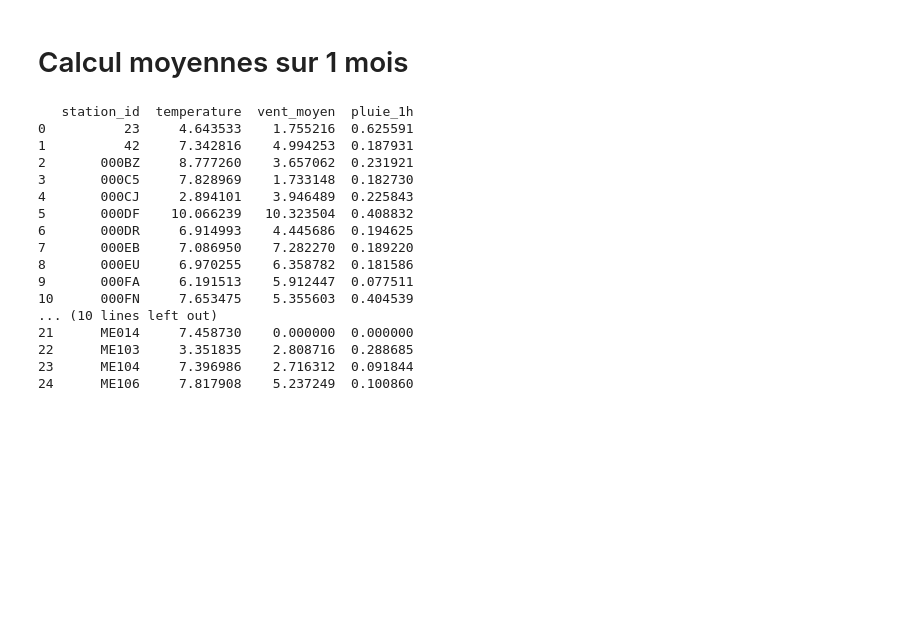
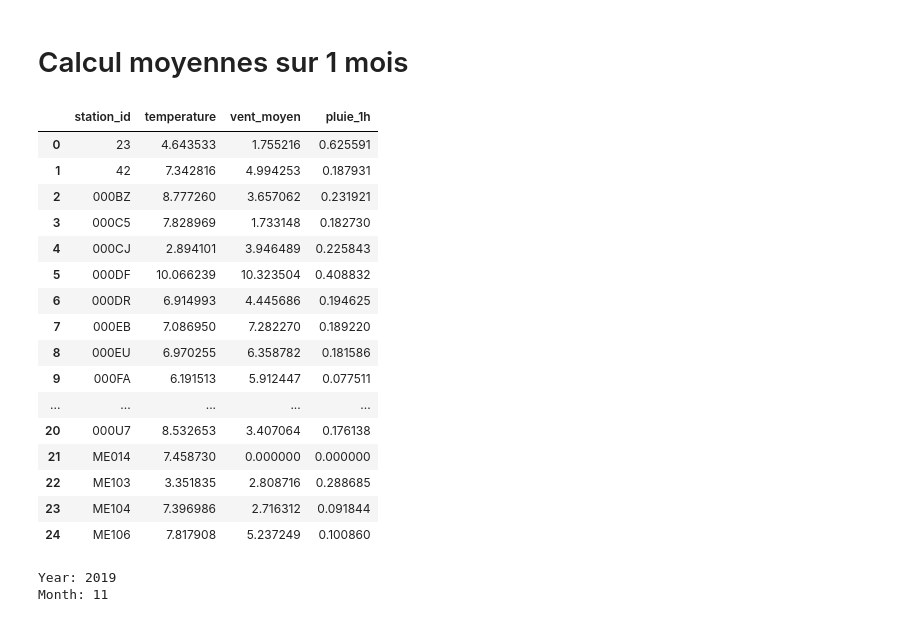
Before and after one commit to ymerenos/ProjetBigDataM2-2024, a Jupyter notebook: Consumer.ipynb, the cells around one changed output. Drawn from its saved outputs; the diff is of its cells as text; code cells hidden in the pictures; blank space fills up the shorter version.

```diff
--- a/Consumer.ipynb
+++ b/Consumer.ipynb
@@ -105,36 +142,39 @@ display(df)
 # %% [markdown]
 # Calcul moyennes sur 1 mois
-# %%
-df['dh_utc'] = pd.to_datetime(df['dh_utc'])
-
-# Group by 'station_id' and calculate overall averages
-averages_df = df.groupby('station_id').agg({'temperature': 'mean', 'vent_moyen': 'mean', 'pluie_1h': 'mean'}).reset_index()
-
-# Display the resulting DataFrame with overall averages
-print(averages_df)
-
-  _____ _        __  __          _   _  ____  _    _ ______   _____  ______  _____    _____ _______    _______ _____ ____  _   _  _____   _   _  ____  _   _    __      ________ _____  _____ ______ _____ ______ _____     _____ _____    _____ ______  _____ _______               _____         _    _  _____ ______   _____  ______  _____   _   _          _   _   _____          _   _  _____   _____  _____   ____  _____  _    _  _____ ______ _____
- |_   _| |      |  \/  |   /\   | \ | |/ __ \| |  | |  ____| |  __ \|  ____|/ ____|  / ____|__   __|/\|__   __|_   _/ __ \| \ | |/ ____| | \ | |/ __ \| \ | |   \ \    / /  ____|  __ \|_   _|  ____|_   _|  ____|  __ \   / ____|_   _|  / ____|  ____|/ ____|__   __|     /\      / ____|   /\  | |  | |/ ____|  ____| |  __ \|  ____|/ ____| | \ | |   /\   | \ | | |  __ \   /\   | \ | |/ ____| |  __ \|  __ \ / __ \|  __ \| |  | |/ ____|  ____|  __ \
-   | | | |      | \  / |  /  \  |  \| | |  | | |  | | |__    | |  | | |__  | (___   | (___    | |  /  \  | |    | || |  | |  \| | (___   |  \| | |  | |  \| |    \ \  / /| |__  | |__) | | | | |__    | | | |__  | |__) | | (___   | |   | |    | |__  | (___    | |       /  \    | |       /  \ | |  | | (___ | |__    | |  | | |__  | (___   |  \| |  /  \  |  \| | | |  | | /  \  |  \| | (___   | |__) | |__) | |  | | |  | | |  | | |    | |__  | |__) |
-   | | | |      | |\/| | / /\ \ | . ` | |  | | |  | |  __|   | |  | |  __|  \___ \   \___ \   | | / /\ \ | |    | || |  | | . ` |\___ \  | . ` | |  | | . ` |     \ \/ / |  __| |  _  /  | | |  __|   | | |  __| |  _  /   \___ \  | |   | |    |  __|  \___ \   | |      / /\ \   | |      / /\ \| |  | |\___ \|  __|   | |  | |  __|  \___ \  | . ` | / /\ \ | . ` | | |  | |/ /\ \ | . ` |\___ \  |  ___/|  _  /| |  | | |  | | |  | | |    |  __| |  _  /
-  _| |_| |____  | |  | |/ ____ \| |\  | |__| | |__| | |____  | |__| | |____ ____) |  ____) |  | |/ ____ \| |   _| || |__| | |\  |____) | | |\  | |__| | |\  |_     \  /  | |____| | \ \ _| |_| |     _| |_| |____| | \ \   ____) |_| |_  | |____| |____ ____) |  | |     / ____ \  | |____ / ____ \ |__| |____) | |____  | |__| | |____ ____) | | |\  |/ ____ \| |\  | | |__| / ____ \| |\  |____) | | |    | | \ \| |__| | |__| | |__| | |____| |____| | \ \
- |_____|______| |_|  |_/_/    \_\_| \_|\___\_\\____/|______| |_____/|______|_____/  |_____/   |_/_/    \_\_|  |_____\____/|_| \_|_____/  |_| \_|\____/|_| \_( )     \/   |______|_|  \_\_____|_|    |_____|______|_|  \_\ |_____/|_____|  \_____|______|_____/   |_|    /_/    \_\  \_____/_/    \_\____/|_____/|______| |_____/|______|_____/  |_| \_/_/    \_\_| \_| |_____/_/    \_\_| \_|_____/  |_|    |_|  \_\\____/|_____/ \____/ \_____|______|_|  \_\
-                                                                                                                                                            |/
-# %% [output]
-   station_id  temperature  vent_moyen  pluie_1h
-0          23     4.643533    1.755216  0.625591
-1          42     7.342816    4.994253  0.187931
-2       000BZ     8.777260    3.657062  0.231921
-3       000C5     7.828969    1.733148  0.182730
-4       000CJ     2.894101    3.946489  0.225843
-5       000DF    10.066239   10.323504  0.408832
-6       000DR     6.914993    4.445686  0.194625
-7       000EB     7.086950    7.282270  0.189220
-8       000EU     6.970255    6.358782  0.181586
-9       000FA     6.191513    5.912447  0.077511
-10      000FN     7.653475    5.355603  0.404539
-... (10 lines left out)
-21      ME014     7.458730    0.000000  0.000000
-22      ME103     3.351835    2.808716  0.288685
-23      ME104     7.396986    2.716312  0.091844
-24      ME106     7.817908    5.237249  0.100860
+# %%
+
+
+# Group by 'station_id' and calculate overall averages
+averages_df = df.groupby('station_id').agg({'temperature': 'mean', 'vent_moyen': 'mean', 'pluie_1h': 'mean'}).reset_index()
+
+# Display the resulting DataFrame with overall averages
+display(averages_df)
+
+# Extract year and month
+
+
+# Print the results
+print("Year:", year)
+print("Month:", month)
+
+# IL MANQUE DES STATIONS EST CE QUE CEST A CAUSE DES NAN DANS PRODUCER
+# %% [output]
+|  | station_id | temperature | vent_moyen | pluie_1h |
+| 0 | 23 | 4.643533 | 1.755216 | 0.625591 |
+| 1 | 42 | 7.342816 | 4.994253 | 0.187931 |
+| 2 | 000BZ | 8.777260 | 3.657062 | 0.231921 |
+| 3 | 000C5 | 7.828969 | 1.733148 | 0.182730 |
+| 4 | 000CJ | 2.894101 | 3.946489 | 0.225843 |
+| 5 | 000DF | 10.066239 | 10.323504 | 0.408832 |
+| 6 | 000DR | 6.914993 | 4.445686 | 0.194625 |
+| 7 | 000EB | 7.086950 | 7.282270 | 0.189220 |
+| 8 | 000EU | 6.970255 | 6.358782 | 0.181586 |
+| 9 | 000FA | 6.191513 | 5.912447 | 0.077511 |
+| ... | ... | ... | ... | ... |
+| 20 | 000U7 | 8.532653 | 3.407064 | 0.176138 |
+| 21 | ME014 | 7.458730 | 0.000000 | 0.000000 |
+| 22 | ME103 | 3.351835 | 2.808716 | 0.288685 |
+| 23 | ME104 | 7.396986 | 2.716312 | 0.091844 |
+| 24 | ME106 | 7.817908 | 5.237249 | 0.100860 |
+Year: 2019
+Month: 11
```
Also changed, not shown: parts of 8 cells of this notebook, 2 other files.
